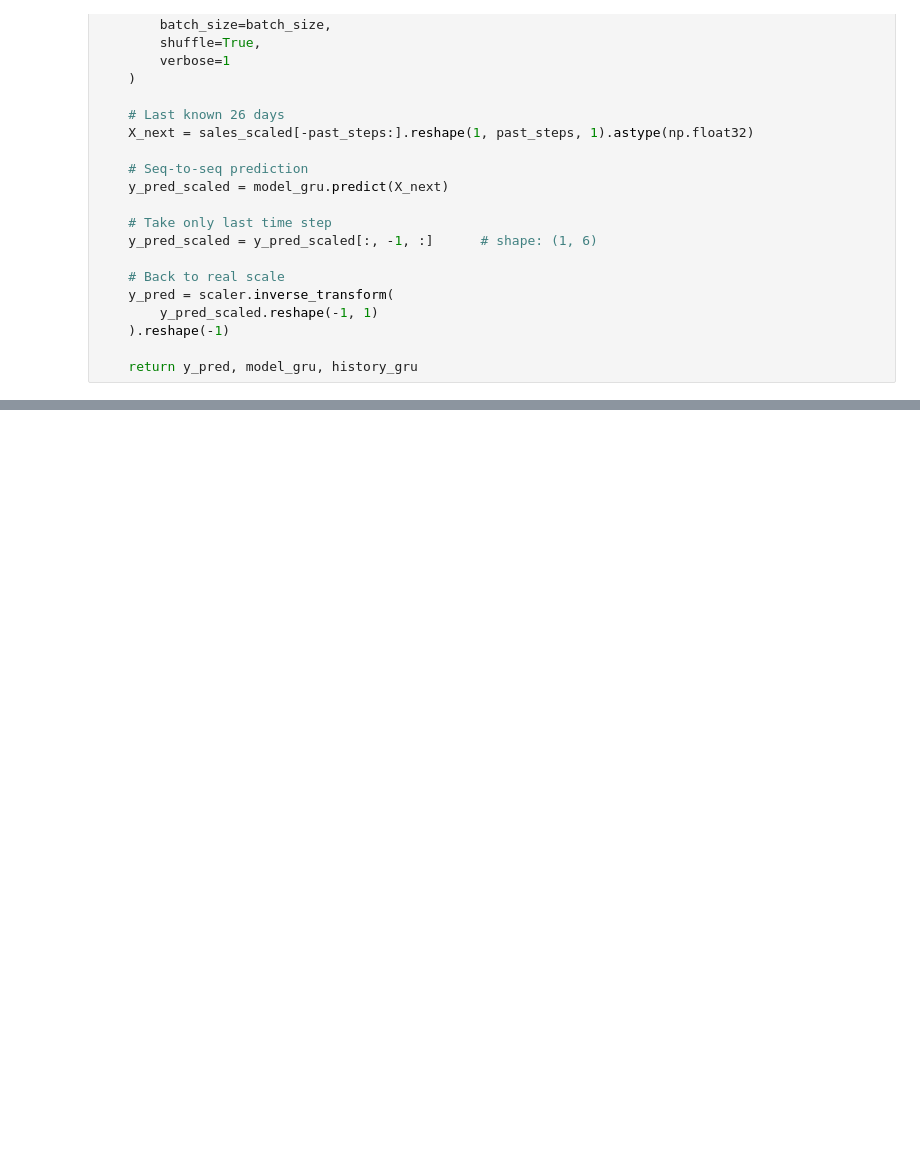
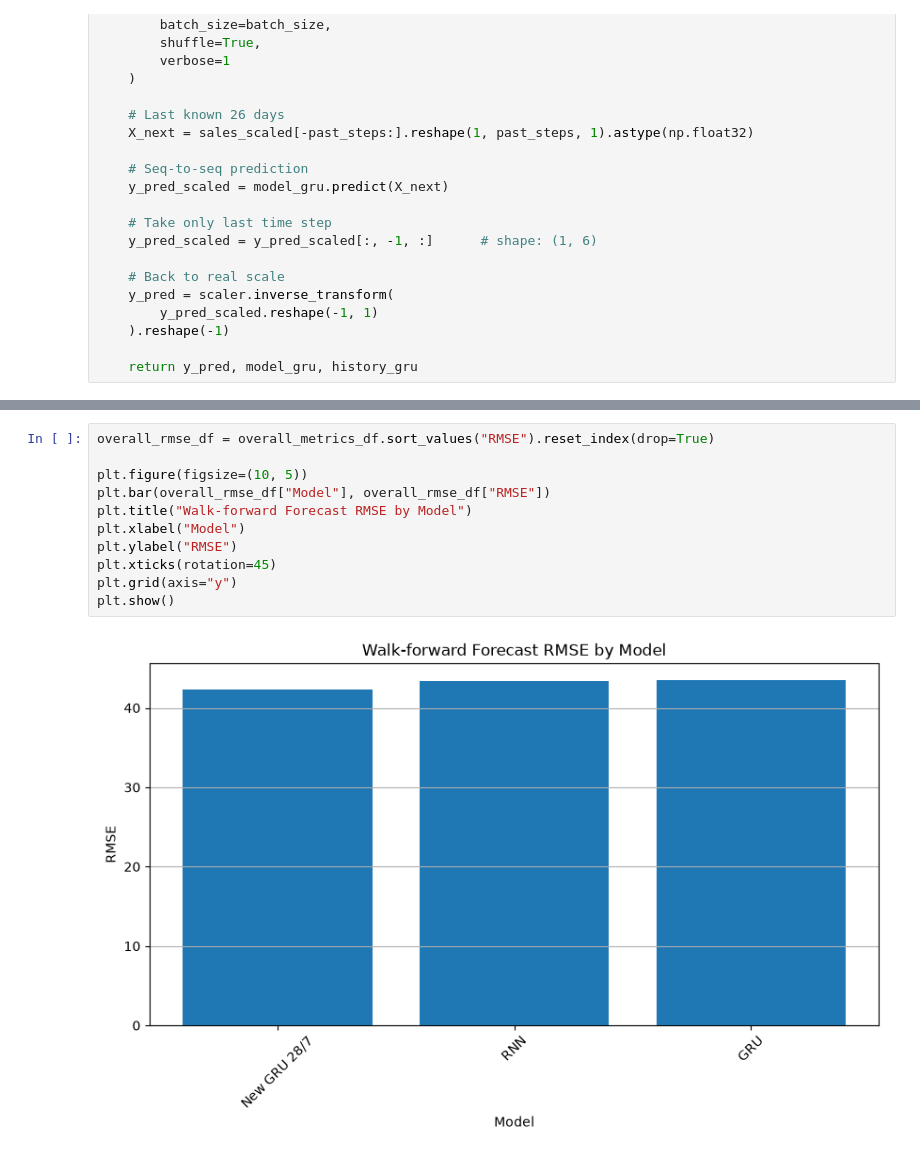
Before and after one commit to ikontouris/Ecommerce-sales-forecasting, a Jupyter notebook: time_series_sales_new_data.ipynb, the cells around one changed output, grey strips where cells are left out. Cells and saved outputs as stored; diff of their text form; blank space fills up the shorter version.

```diff
--- a/time_series_sales_new_data.ipynb
+++ b/time_series_sales_new_data.ipynb
@@ -1060,0 +1959,13 @@ print("GRU Walk-forward RMSE:", rmse_gru_walkforward)
+# %%
+overall_rmse_df = overall_metrics_df.sort_values("RMSE").reset_index(drop=True)
+
+plt.figure(figsize=(10, 5))
+plt.bar(overall_rmse_df["Model"], overall_rmse_df["RMSE"])
+plt.title("Walk-forward Forecast RMSE by Model")
+plt.xlabel("Model")
+plt.ylabel("RMSE")
+plt.xticks(rotation=45)
+plt.grid(axis="y")
+plt.show()
+# %% [output]
+[figure, added]
```
Also changed, not shown: parts of 58 cells of this notebook.
